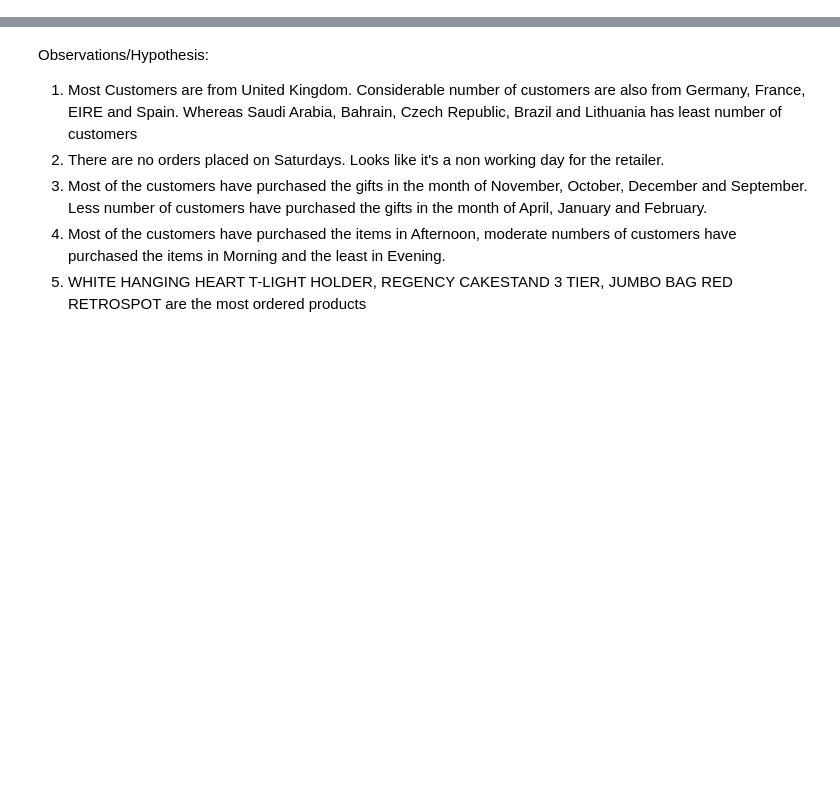
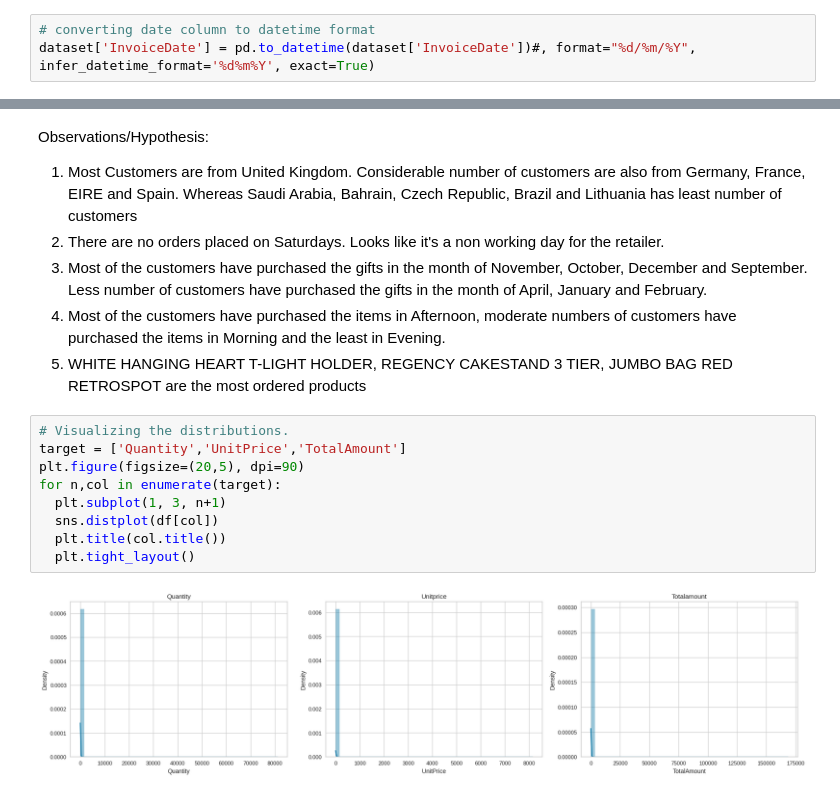
Before and after one commit to PrashantShrivastava1612/Online-Retail-Customer-Segmentation, a Jupyter notebook: Online_Retail_Customer_Segmentation.ipynb, the cells around one changed output, grey strips where cells are left out. Cells and saved outputs as stored; diff of their text form; blank space fills up the shorter version.

```diff
--- a/Online_Retail_Customer_Segmentation.ipynb
+++ b/Online_Retail_Customer_Segmentation.ipynb
@@ -183,6 +183,9 @@ dtypes: float64(2), int64(1), object(5)
 memory usage: 27.6+ MB
 # %% [markdown]
 ##**Feature Engineering**
+# %%
+# converting date column to datetime format
+dataset['InvoiceDate'] = pd.to_datetime(dataset['InvoiceDate'])#, format="%d/%m/%Y", infer_datetime_format='%d%m%Y', exact=True)
 # %%
 # Creating new features from the datetime column InvoiceDate
 dataset["year"]  = dataset["InvoiceDate"].apply(lambda x: x.year)
@@ -248,3 +251,14 @@ Observations/Hypothesis:
 3. Most of the customers have purchased the gifts in the month of November, October, December and September. Less number of customers have purchased the gifts in the month of April, January and February.
 4. Most of the customers have purchased the items in Afternoon, moderate numbers of customers have purchased the items in Morning and the least in Evening.
 5. WHITE HANGING HEART T-LIGHT HOLDER, REGENCY CAKESTAND 3 TIER, JUMBO BAG RED RETROSPOT are the most ordered products
+# %%
+# Visualizing the distributions.
+target = ['Quantity','UnitPrice','TotalAmount']
+plt.figure(figsize=(20,5), dpi=90)
+for n,col in enumerate(target):
+  plt.subplot(1, 3, n+1)
+  sns.distplot(df[col])
+  plt.title(col.title())
+  plt.tight_layout()
+# %% [output]
+[figure, added]
```
Also changed, not shown: parts of 22 cells of this notebook.
